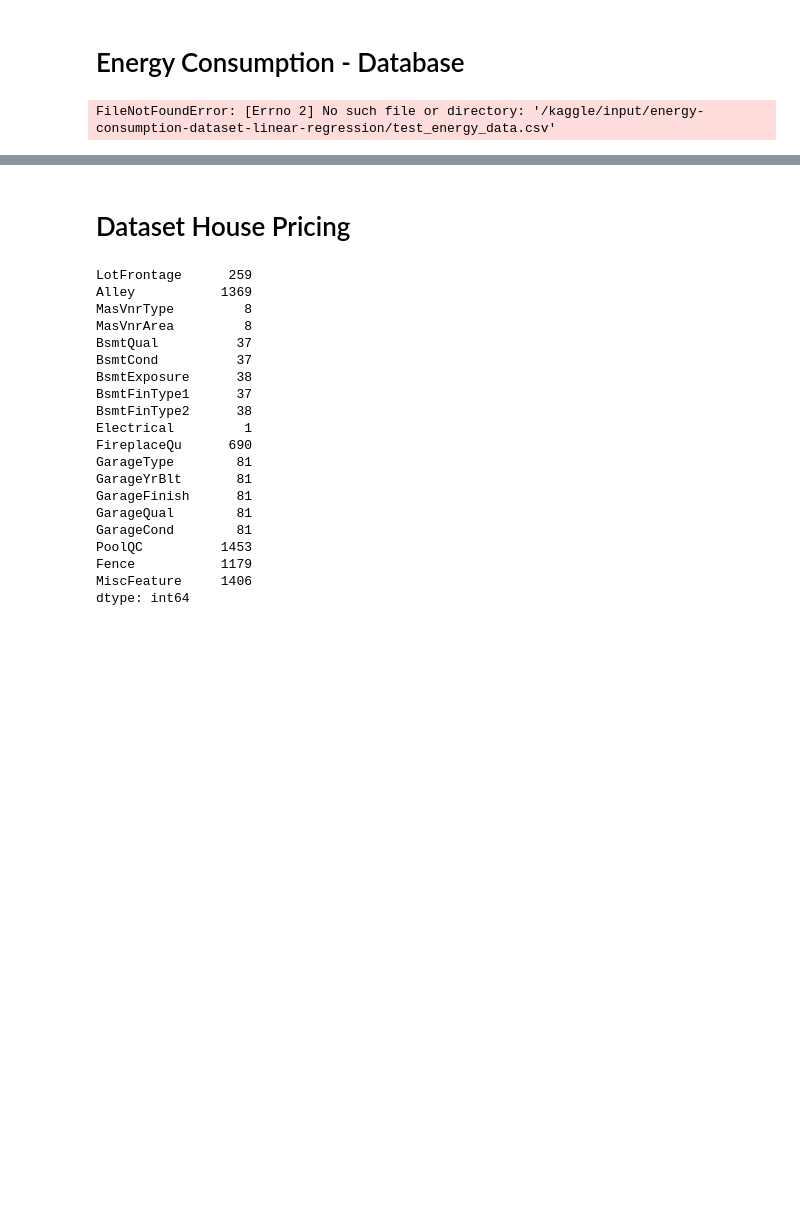
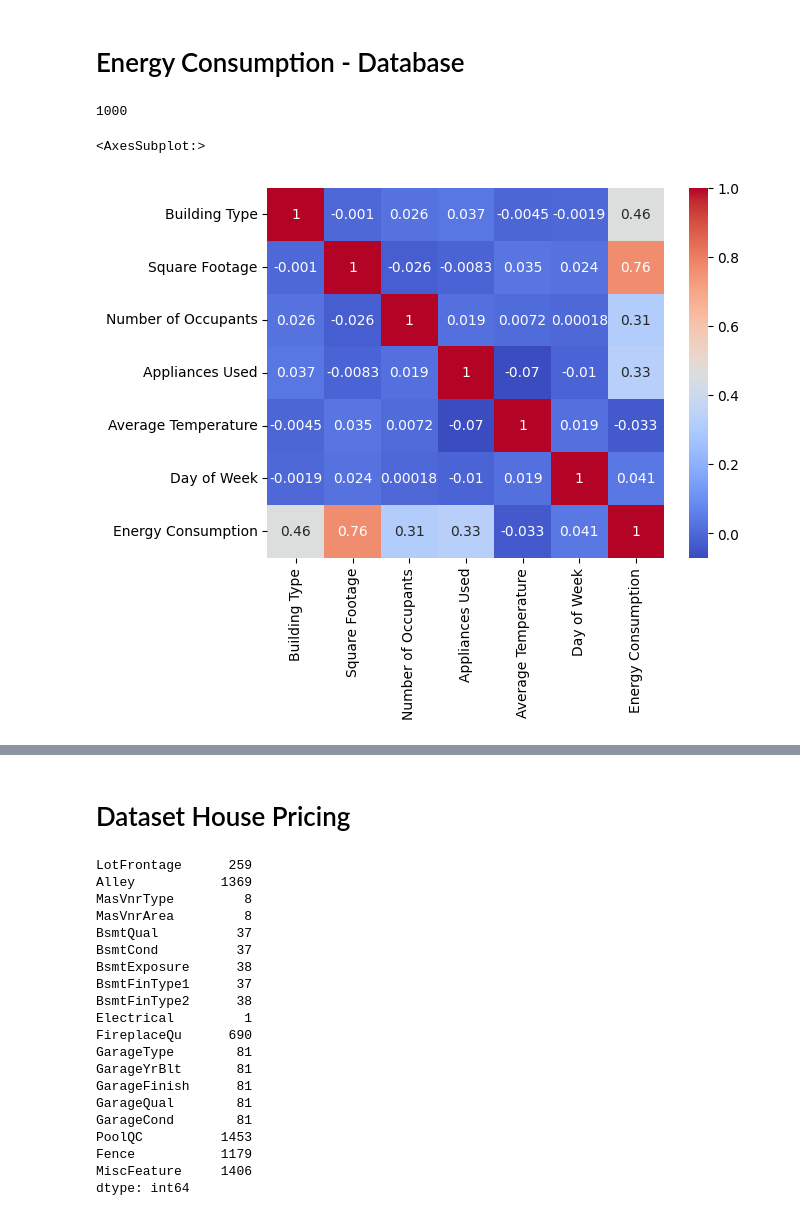
Before and after one commit to matansol/missing_values_project, a Jupyter notebook: missing_value_project.ipynb, the cells around one changed output, grey strips where cells are left out. Saved outputs shown, nothing was run; the diff lists cells and outputs as text; code cells hidden in the pictures; blank space fills up the shorter version.

Commit message:
start energy consumption missing pipeline

```diff
--- a/missing_value_project.ipynb
+++ b/missing_value_project.ipynb
@@ -297,26 +297,42 @@ Test Accuracy: 0.61
 # %%
 import pandas as pd
 from sklearn.linear_model import LinearRegression
-from sklearn.metrics import mean_squared_error
+from sklearn.metrics import mean_squared_error, accuracy_score
+from sklearn.model_selection import train_test_split, cross_val_score
 import os
 
 for dirname, _, filenames in os.walk('/kaggle/input'):
     for filename in filenames:
         print(os.path.join(dirname, filename))
 
 file_path = "/kaggle/input/energy-consumption-dataset-linear-regression/test_energy_data.csv"
+# train_path = "input\energy_consumtion\\train_energy_data.csv"
+# test_path = "input\energy-consumption\\test_energy_data.csv"
+train_path = os.path.join('input', 'energy_consumtion', 'train_energy_data.csv')
 
-# Load the dataset
-data = pd.read_csv(file_path)
 
-# Map categorical features to numerical values
-building_type_map = {"Residential": 1, "Commercial": 2, "Industrial": 3}
-day_of_week_map = {"Weekday": 1, "Weekend": 0}
+def load_and_preprocess_data(file_path):
+    # Load the dataset
+    data = pd.read_csv(file_path)
 
-data["Building Type"] = data["Building Type"].map(building_type_map)
-data["Day of Week"] = data["Day of Week"].map(day_of_week_map)
+    # Map categorical features to numerical values
+    building_type_map = {"Residential": 1, "Commercial": 2, "Industrial": 3}
+    day_of_week_map = {"Weekday": 1, "Weekend": 0}
 
-sns.heatmap(data.corr(), annot=True, cmap='coolwarm')
+    data["Building Type"] = data["Building Type"].map(building_type_map)
+    data["Day of Week"] = data["Day of Week"].map(day_of_week_map)
+    return data
+
+df = load_and_preprocess_data(train_path)
+train_df, test_df = train_test_split(df, test_size=0.2)
+
+# X_test = test_df.drop(columns=['Energy Consumption'])
+# y_test = test_df['Energy Consumption']
+
+print(len(df))
+sns.heatmap(train_df.corr(), annot=True, cmap='coolwarm')
 # %% [output]
-FileNotFoundError: [Errno 2] No such file or directory: '/kaggle/input/energy-consumption-dataset-linear-regression/test_energy_data.csv'
+1000
+<AxesSubplot:>
+[figure, added]
 # %%
```
Also changed, not shown: parts of 9 cells of this notebook.
